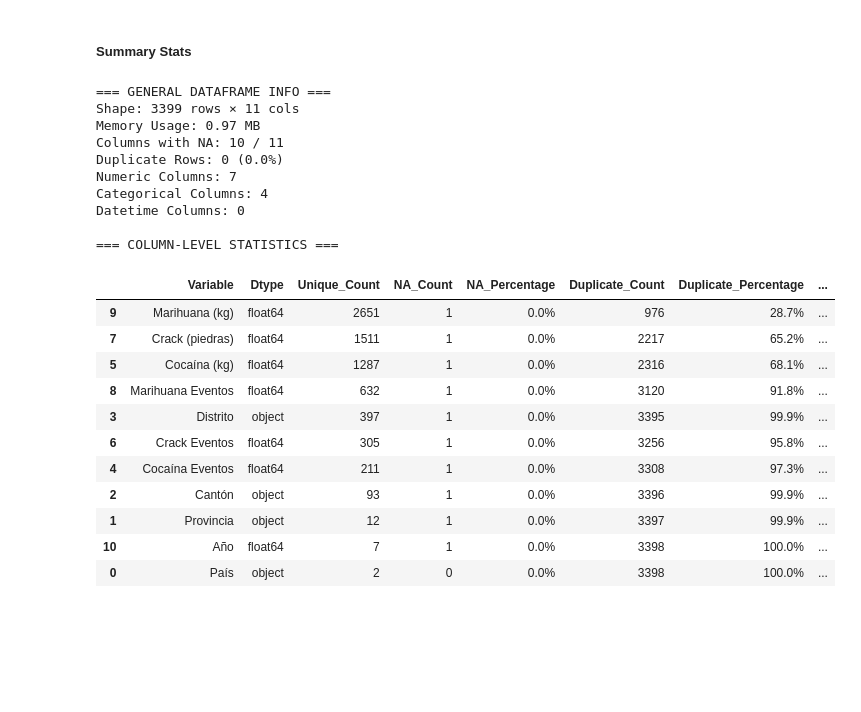
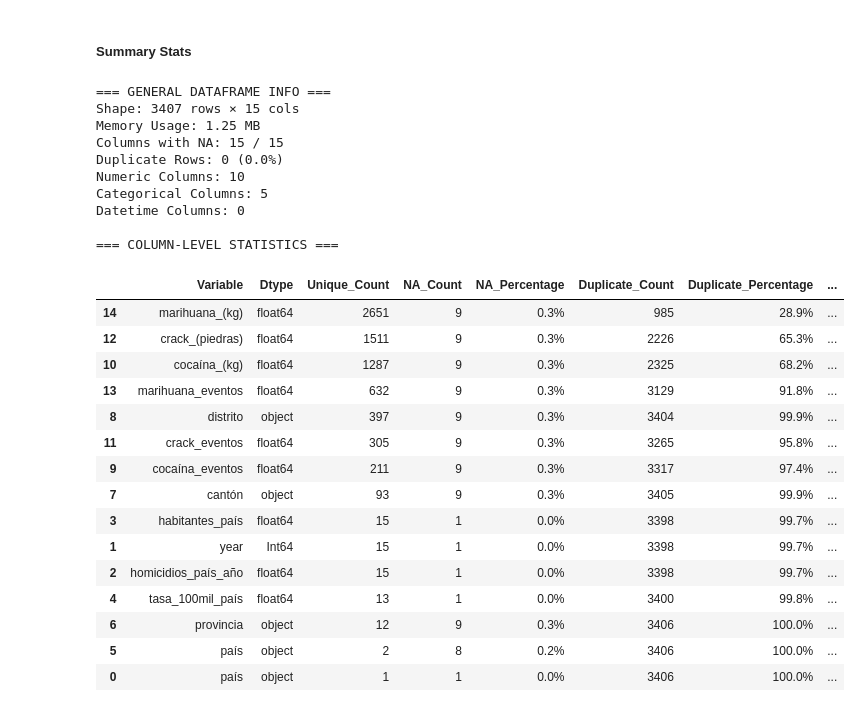
Before and after one commit to FelipeVillota/costa-rica-presentation, a Jupyter notebook: cr-script.ipynb, the cells around one changed output. Cells and saved outputs as stored; diff of their text form; code cells hidden in the pictures; blank space fills up the shorter version.

```diff
--- a/cr-script.ipynb
+++ b/cr-script.ipynb
@@ -226,68 +205,72 @@ memory usage: 292.2+ KB
 # %% [markdown]
 ##### Summary Stats
 # %%
-def get_dataframe_summary(seizures_df):
+def get_dataframe_summary(merged_df):
     # --- General DataFrame Info ---
     general_info = {
-        "Shape": f"{seizures_df.shape[0]} rows × {seizures_df.shape[1]} cols",
-        "Memory Usage": f"{seizures_df.memory_usage(deep=True).sum() / (1024 ** 2):.2f} MB",
-        "Columns with NA": f"{seizures_df.isna().any().sum()} / {len(seizures_df.columns)}",
-        "Duplicate Rows": f"{seizures_df.duplicated().sum()} ({(seizures_df.duplicated().mean() * 100):.1f}%)",
-        "Numeric Columns": f"{seizures_df.select_dtypes(include='number').shape[1]}",
-        "Categorical Columns": f"{seizures_df.select_dtypes(include=['object', 'category']).shape[1]}",
-        "Datetime Columns": f"{seizures_df.select_dtypes(include='datetime').shape[1]}"
+        "Shape": f"{merged_df.shape[0]} rows × {merged_df.shape[1]} cols",
+        "Memory Usage": f"{merged_df.memory_usage(deep=True).sum() / (1024 ** 2):.2f} MB",
+        "Columns with NA": f"{merged_df.isna().any().sum()} / {len(merged_df.columns)}",
+        "Duplicate Rows": f"{merged_df.duplicated().sum()} ({(merged_df.duplicated().mean() * 100):.1f}%)",
+        "Numeric Columns": f"{merged_df.select_dtypes(include='number').shape[1]}",
+        "Categorical Columns": f"{merged_df.select_dtypes(include=['object', 'category']).shape[1]}",
+        "Datetime Columns": f"{merged_df.select_dtypes(include='datetime').shape[1]}"
     }
 
     # --- Column-Level Stats ---
     column_stats = pd.DataFrame({
-        'Variable': seizures_df.columns,
-        'Dtype': seizures_df.dtypes.values,
-        'Unique_Count': seizures_df.nunique().values,
-        'NA_Count': seizures_df.isna().sum().values,
-        'NA_Percentage': (seizures_df.isna().mean() * 100).round(1).values,
-        'Duplicate_Count': seizures_df.apply(lambda col: col.duplicated(keep=False).sum()).values,
-        'Duplicate_Percentage': (seizures_df.apply(lambda col: col.duplicated(keep=False).mean()) * 100).round(1).values,
-        'Unique_Values': seizures_df.apply(lambda x: x.drop_duplicates().tolist()).values
+        'Variable': merged_df.columns,
+        'Dtype': merged_df.dtypes.values,
+        'Unique_Count': merged_df.nunique().values,
+        'NA_Count': merged_df.isna().sum().values,
+        'NA_Percentage': (merged_df.isna().mean() * 100).round(1).values,
+        'Duplicate_Count': merged_df.apply(lambda col: col.duplicated(keep=False).sum()).values,
+        'Duplicate_Percentage': (merged_df.apply(lambda col: col.duplicated(keep=False).mean()) * 100).round(1).values,
+        'Unique_Values': merged_df.apply(lambda x: x.drop_duplicates().tolist()).values
     }).sort_values('Unique_Count', ascending=False)
 
 
     # Format percentages
     column_stats['NA_Percentage'] = column_stats['NA_Percentage'].astype(str) + '%'
     column_stats['Duplicate_Percentage'] = column_stats['Duplicate_Percentage'].astype(str) + '%'
 
     return general_info, column_stats
 
 # Run the summary
-general_info, column_stats = get_dataframe_summary(seizures_df)
+general_info, column_stats = get_dataframe_summary(merged_df)
 
 # Print General Info
 print("=== GENERAL DATAFRAME INFO ===")
 for key, value in general_info.items():
     print(f"{key}: {value}")
 
 # Display Column Stats (including dropdown options)
 print("\n=== COLUMN-LEVEL STATISTICS ===")
 display(column_stats)
 # %% [output]
 === GENERAL DATAFRAME INFO ===
-Shape: 3399 rows × 11 cols
-Memory Usage: 0.97 MB
-Columns with NA: 10 / 11
+Shape: 3407 rows × 15 cols
+Memory Usage: 1.25 MB
+Columns with NA: 15 / 15
 Duplicate Rows: 0 (0.0%)
-Numeric Columns: 7
-Categorical Columns: 4
+Numeric Columns: 10
+Categorical Columns: 5
 Datetime Columns: 0
 
 === COLUMN-LEVEL STATISTICS ===
 |  | Variable | Dtype | Unique_Count | NA_Count | NA_Percentage | Duplicate_Count | Duplicate_Percentage | ... |
-| 9 | Marihuana (kg) | float64 | 2651 | 1 | 0.0% | 976 | 28.7% | ... |
-| 7 | Crack (piedras) | float64 | 1511 | 1 | 0.0% | 2217 | 65.2% | ... |
-| 5 | Cocaína (kg) | float64 | 1287 | 1 | 0.0% | 2316 | 68.1% | ... |
-| 8 | Marihuana Eventos | float64 | 632 | 1 | 0.0% | 3120 | 91.8% | ... |
-| 3 | Distrito | object | 397 | 1 | 0.0% | 3395 | 99.9% | ... |
-| 6 | Crack Eventos | float64 | 305 | 1 | 0.0% | 3256 | 95.8% | ... |
-| 4 | Cocaína Eventos | float64 | 211 | 1 | 0.0% | 3308 | 97.3% | ... |
-| 2 | Cantón | object | 93 | 1 | 0.0% | 3396 | 99.9% | ... |
-| 1 | Provincia | object | 12 | 1 | 0.0% | 3397 | 99.9% | ... |
-| 10 | Año | float64 | 7 | 1 | 0.0% | 3398 | 100.0% | ... |
-| 0 | País | object | 2 | 0 | 0.0% | 3398 | 100.0% | ... |
+| 14 | marihuana_(kg) | float64 | 2651 | 9 | 0.3% | 985 | 28.9% | ... |
+| 12 | crack_(piedras) | float64 | 1511 | 9 | 0.3% | 2226 | 65.3% | ... |
+| 10 | cocaína_(kg) | float64 | 1287 | 9 | 0.3% | 2325 | 68.2% | ... |
+| 13 | marihuana_eventos | float64 | 632 | 9 | 0.3% | 3129 | 91.8% | ... |
+| 8 | distrito | object | 397 | 9 | 0.3% | 3404 | 99.9% | ... |
+| 11 | crack_eventos | float64 | 305 | 9 | 0.3% | 3265 | 95.8% | ... |
+| 9 | cocaína_eventos | float64 | 211 | 9 | 0.3% | 3317 | 97.4% | ... |
+| 7 | cantón | object | 93 | 9 | 0.3% | 3405 | 99.9% | ... |
+| 3 | habitantes_país | float64 | 15 | 1 | 0.0% | 3398 | 99.7% | ... |
+| 1 | year | Int64 | 15 | 1 | 0.0% | 3398 | 99.7% | ... |
+| 2 | homicidios_país_año | float64 | 15 | 1 | 0.0% | 3398 | 99.7% | ... |
+| 4 | tasa_100mil_país | float64 | 13 | 1 | 0.0% | 3400 | 99.8% | ... |
+| 6 | provincia | object | 12 | 9 | 0.3% | 3406 | 100.0% | ... |
+| 5 | país | object | 2 | 8 | 0.2% | 3406 | 100.0% | ... |
+| 0 | país | object | 1 | 1 | 0.0% | 3406 | 100.0% | ... |
```
Also changed, not shown: parts of 1 cell of this notebook.
